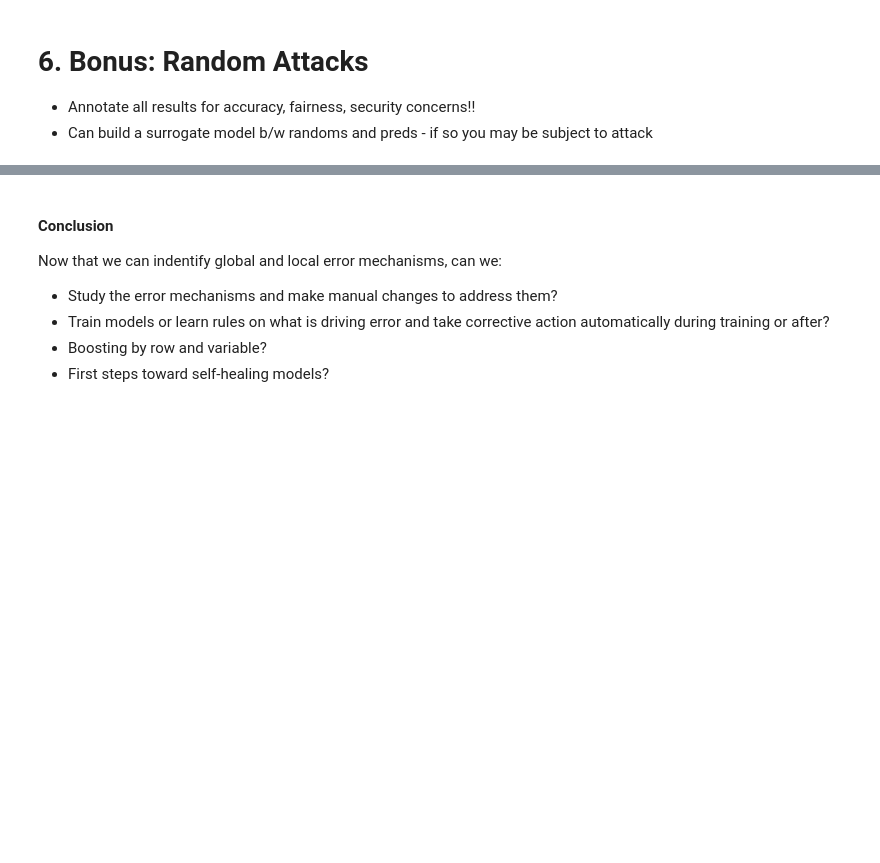
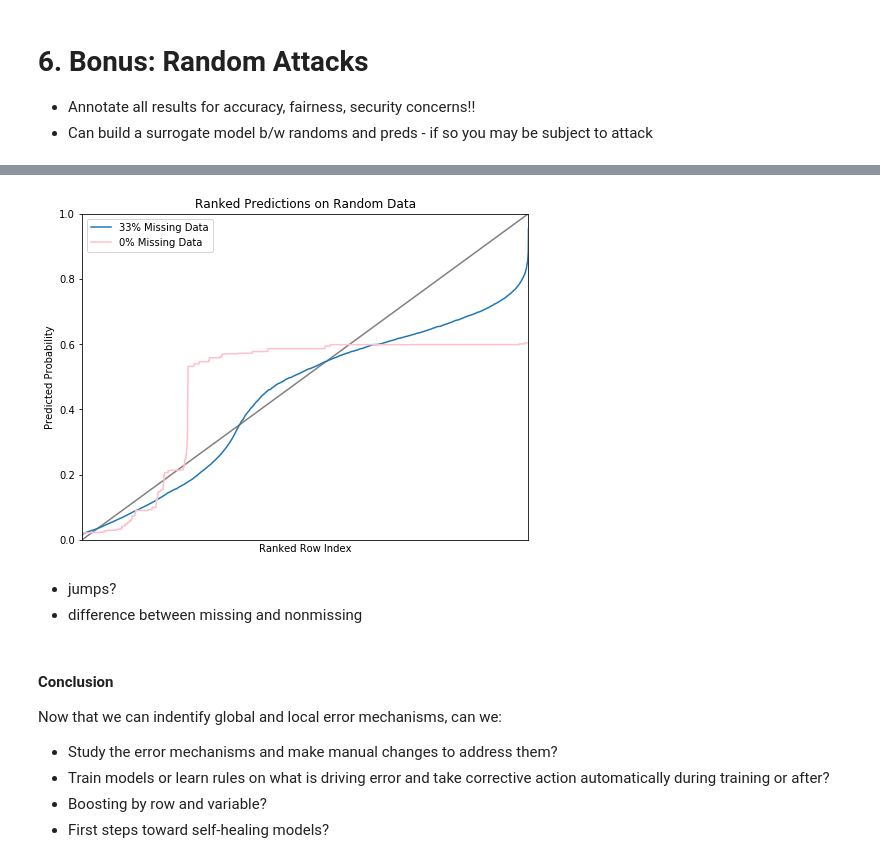
Before and after one commit to jphall663/interpretable_machine_learning_with_python, a Jupyter notebook: debugging_sens_analysis_redux.ipynb, the cells around one changed output, grey strips where cells are left out. Cells and saved outputs as stored; diff of their text form; code cells hidden in the pictures; blank space fills up the shorter version.

Commit message:
add random attack

```diff
--- a/debugging_sens_analysis_redux.ipynb
+++ b/debugging_sens_analysis_redux.ipynb
@@ -744,3 +744,33 @@ Interactions ... ^^^
 # 6. Bonus: Random Attacks
 - Annotate all results for accuracy, fairness, security concerns!!
 - Can build a surrogate model b/w randoms and preds - if so you may be subject to attack
+# %%
+def random_attack(X, frame, model, oor_proportion=0.33, N=10000, inject_missing=True, missing_proportion=0.15):
+
+    random_frame = pd.DataFrame(columns=X, index=np.arange(N))
+
+    for name in X:
+
+        min_ = frame[name].min()
+        max_ = frame[name].max()
+
+        np.random.seed(12345)
+
+        random_frame[name] = np.random.uniform(low=(min_-oor_proportion*min_),
+                                               high=(max_+oor_proportion*max_),
+                                               size=(N,))
+        random_frame[name] = pd.to_numeric(random_frame[name])
+
+    if inject_missing:
+
+        np.random.seed(12345)
+
+        random_frame = random_frame.mask(np.random.random(random_frame.shape) < missing_proportion)
+
+    random_frame['prediction'] = model.predict(xgb.DMatrix(random_frame[model.feature_names]))
+
+    return random_frame
+
+N_ = 1000000
+randoms_w_miss = random_attack(X, test, xgb_model, N=N_)
+randoms_wo_miss = random_attack(X, test, xgb_model, N=N_, inject_missing=False)
@@ -747,3 +795,21 @@ Interactions ... ^^^
+# %%
+fig, ax = plt.subplots(figsize=(8, 6))
+
+_ = ax.plot(np.linspace(*[0, N_]), np.linspace(*[0, 1]), c='grey', linestyle='-', label='Linear Expectation')
+_ = randoms_w_miss.sort_values(by='prediction').reset_index().plot(y='prediction', ax=ax,
+                                                                   title='Ranked Predictions on Random Data',
+                                                                   label='33% Missing Data')
+_ = randoms_wo_miss.sort_values(by='prediction').reset_index().plot(y='prediction', ax=ax,
+                                                                    label='0% Missing Data', color='pink')
+_ = ax.margins(x=0, y=0)
+_ = ax.get_xaxis().set_ticks([])
+_ = ax.set_xlabel('Ranked Row Index')
+_ = ax.set_ylabel('Predicted Probability')
+# %% [output]
+[figure, added]
+# %% [markdown]
+* jumps?
+* difference between missing and nonmissing
 # %% [markdown]
 #### Conclusion
 Now that we can indentify global and local error mechanisms, can we:
```
Also changed, not shown: parts of 16 cells of this notebook.
